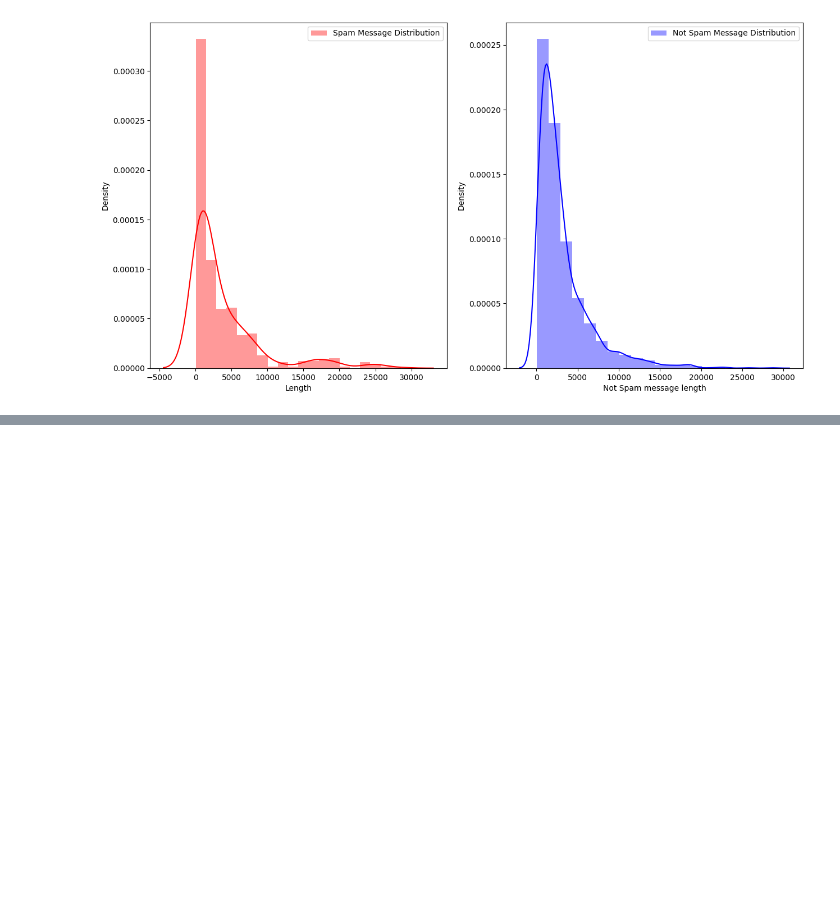
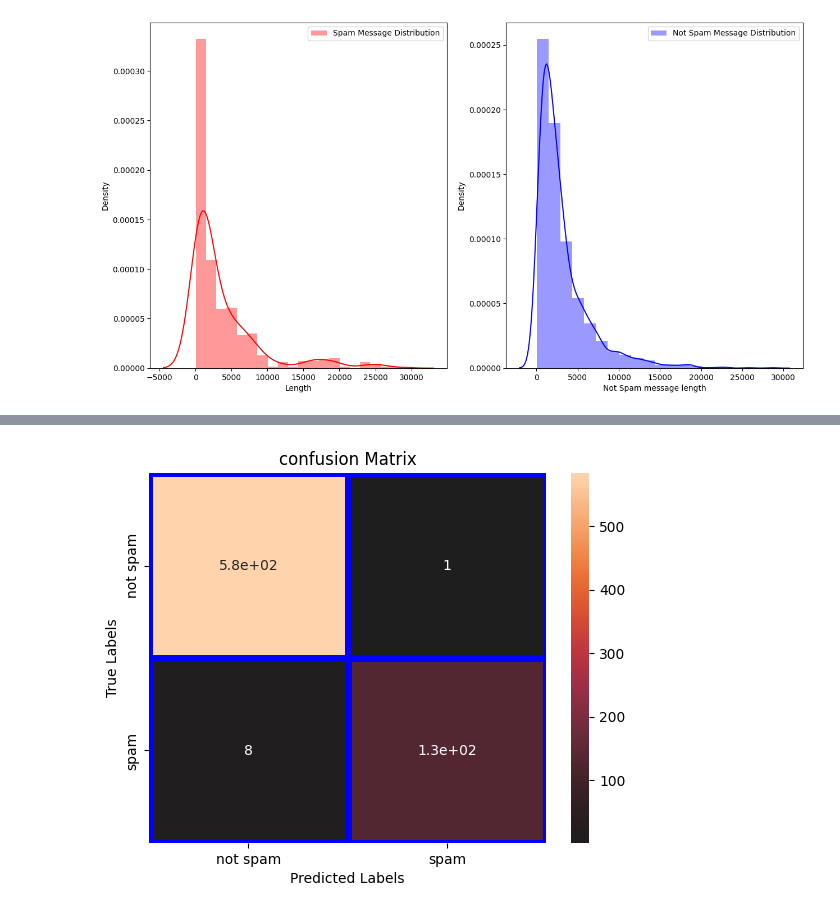
Before and after one commit to OmprakashDebata/Email_Spam_detection-NLP, a Jupyter notebook: Email_Spam_Detection.ipynb, the cells around one changed output, grey strips where cells are left out. Drawn from its saved outputs; the diff is of its cells as text; code cells hidden in the pictures; blank space fills up the shorter version.

```diff
--- a/Email_Spam_Detection.ipynb
+++ b/Email_Spam_Detection.ipynb
@@ -200,0 +243,20 @@ plt.show()
+# %%
+# 1. Convert tes=xt into vectors using TF-IDF
+# 2. Instantiate MultinomialNB classifier
+# 3. Split feature and label
+
+tf_vec = TfidfVectorizer()
+
+# naive = MultinomialNB
+SVM = SVC(C=1.0, kernel='linear', degree=3, gamma='auto')
+features = tf_vec.fit_transform(df['message'])
+
+x = features
+y = df['label']
+# %%
+x_train, x_test, y_train, y_test = train_test_split(x,y, random_state=42)
+
+SVM.fit(x_train, y_train)
+y_pred = SVM.predict(x_test)
+
+print('Final score = >', accuracy_score(y_test, y_pred))
@@ -200,0 +296,14 @@ plt.show()
+# %%
+conf_mat = confusion_matrix(y_test,y_pred)
+
+ax = plt.subplot()
+
+sns.heatmap(conf_mat, annot=True, ax=ax, linewidth=5, linecolor='b', center=0)
+ax.set_xlabel('Predicted Labels');ax.set_ylabel('True Labels')
+
+ax.set_title('confusion Matrix')
+ax.xaxis.set_ticklabels(['not spam', 'spam'])
+ax.yaxis.set_ticklabels(['not spam', 'spam'])
+plt.show()
+# %% [output]
+[figure, added]
```
Also changed, not shown: parts of 8 cells of this notebook.
